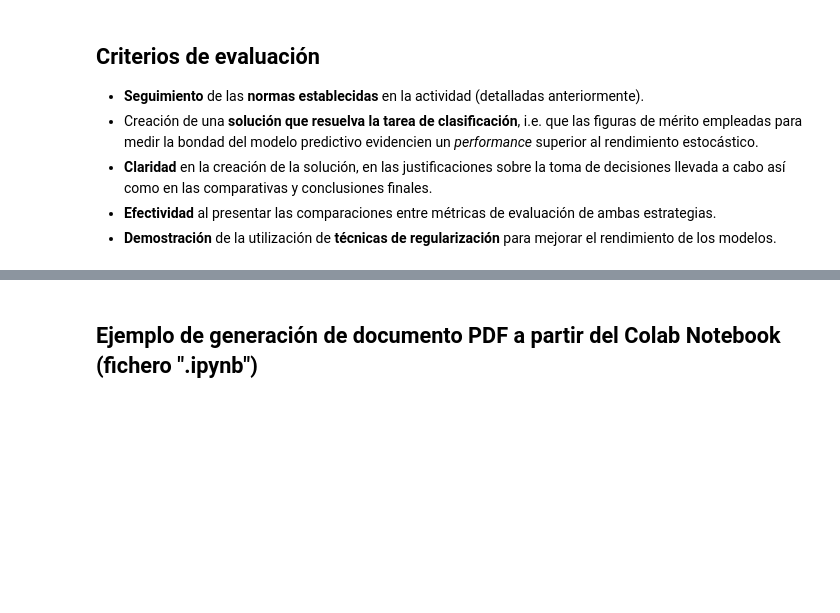
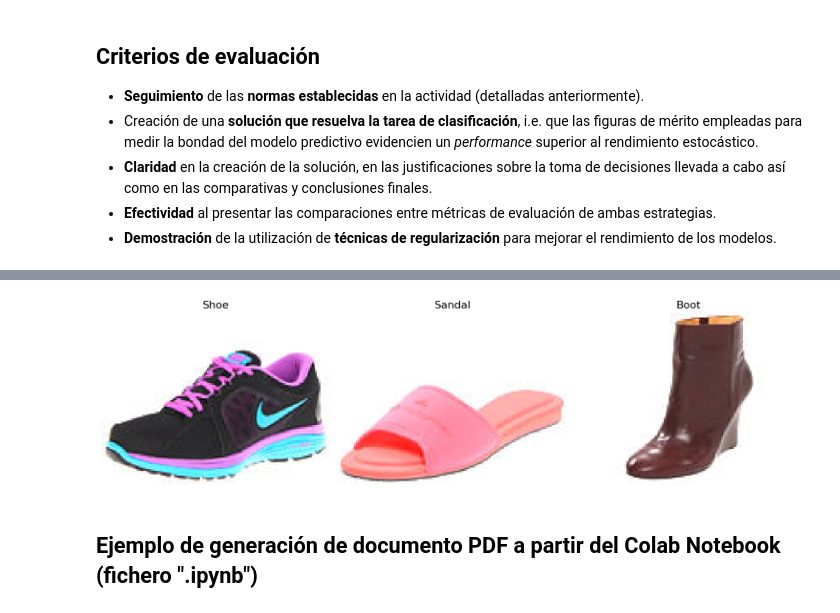
Before and after one commit to CrisDev96/Proyecto-Programacion-RN-Grupo3, a Jupyter notebook: 07MIAR_Proyecto_Programacion.ipynb, the cells around one changed output, grey strips where cells are left out. Drawn from its saved outputs; the diff is of its cells as text; code cells hidden in the pictures; blank space fills up the shorter version.

Commit message:
Alistando DataSet She vs Sandal vs Boot para creación de redes neuronales.

```diff
--- a/07MIAR_Proyecto_Programacion.ipynb
+++ b/07MIAR_Proyecto_Programacion.ipynb
@@ -162,0 +59,5 @@ True
+# %%
+# Descarga del dataset basandonos en Keagglehub
+path = kagglehub.dataset_download("hasibalmuzdadid/shoe-vs-sandal-vs-boot-dataset-15k-images")
+
+print("Path to dataset files:", path)
@@ -162,0 +81,13 @@ True
+# %%
+# Buscar las carpetas de las clases
+for root, dirs, files in os.walk(path):
+    if files:
+        imagenes = [
+            f for f in files
+            if f.lower().endswith(('.jpg', '.jpeg', '.png'))
+        ]
+
+        if imagenes:
+            print(f"Carpeta: {root}")
+            print(f"Cantidad de imágenes: {len(imagenes)}")
+            print("-" * 40)
@@ -163,3 +104,43 @@ True
+# %%
+dataset_path = path
+
+# Buscar las imágenes de cada clase
+clases = ['Shoe', 'Sandal', 'Boot']
+
+fig, axes = plt.subplots(1, 3, figsize=(15, 5))
+
+for i, clase in enumerate(clases):
+
+    # Buscar la carpeta correspondiente a la clase
+    carpeta_clase = None
+
+    for root, dirs, files in os.walk(dataset_path):
+        if os.path.basename(root).lower() == clase.lower():
+            carpeta_clase = root
+            break
+
+    # Obtener las imágenes
+    imagenes = [
+        f for f in os.listdir(carpeta_clase)
+        if f.lower().endswith(('.jpg', '.jpeg', '.png'))
+    ]
+
+    # Seleccionar una imagen aleatoria
+    imagen_seleccionada = random.choice(imagenes)
+
+    # Abrir imagen
+    ruta_imagen = os.path.join(carpeta_clase, imagen_seleccionada)
+    imagen = Image.open(ruta_imagen)
+
+    # Mostrar imagen
+    axes[i].imshow(imagen)
+    axes[i].set_title(clase, fontsize=16)
+    axes[i].axis('off')
+
+plt.tight_layout()
+plt.show()
+# %% [output]
+[figure, added]
 # %% [markdown]
 ## Ejemplo de generación de documento PDF a partir del Colab Notebook (fichero ".ipynb")
 # %%
```
Also changed, not shown: parts of 20 cells of this notebook.
